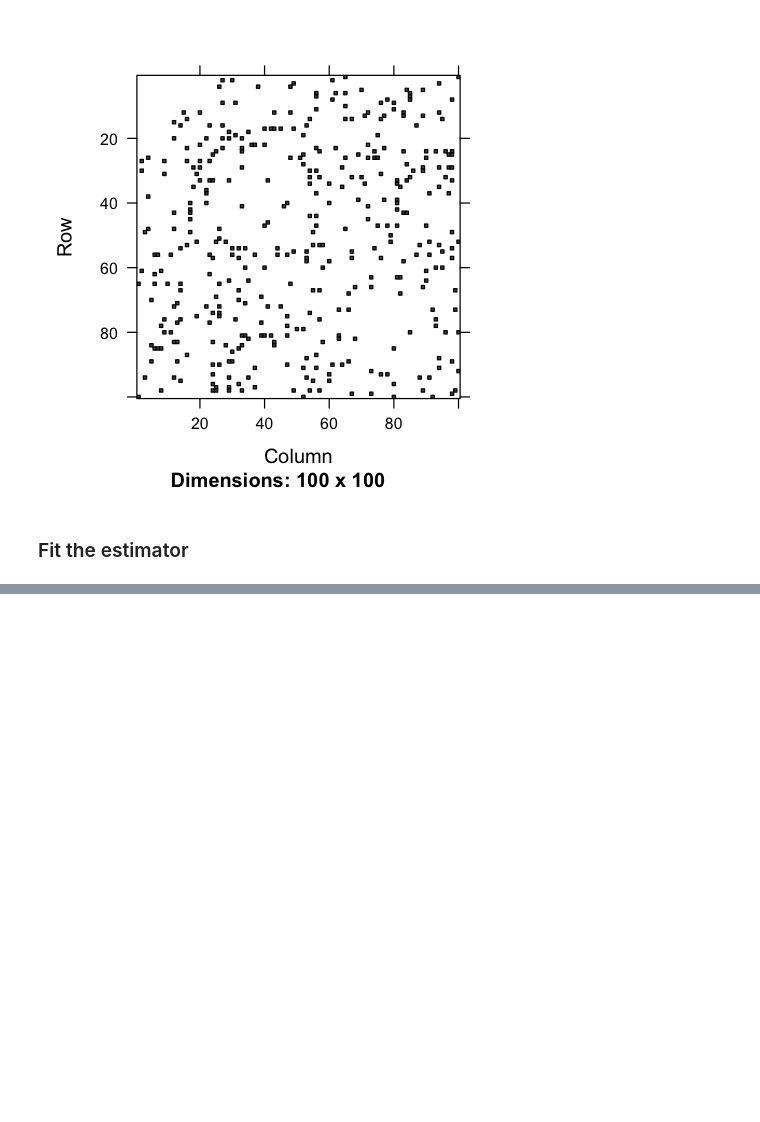
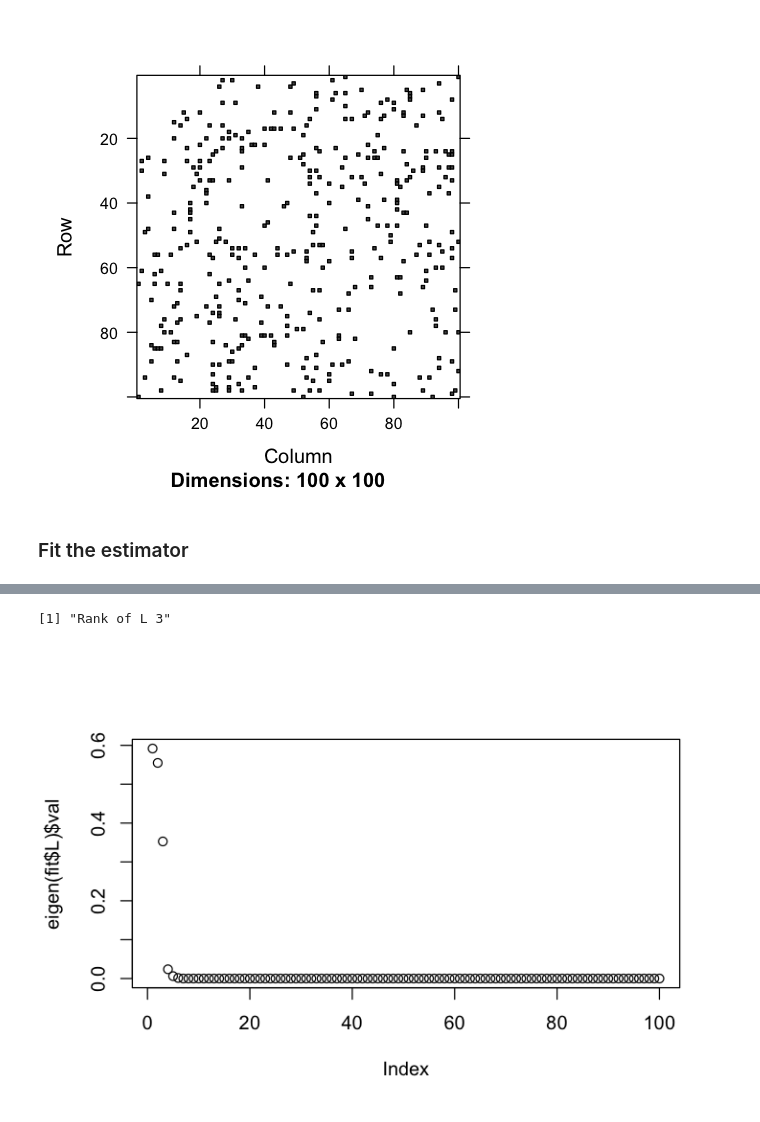
Before and after one commit to benjaminfrot/lrps-admm, a Jupyter notebook: LRpSADMMExample.ipynb, the cells around one changed output, grey strips where cells are left out. Saved outputs shown, nothing was run; the diff lists cells and outputs as text; code cells hidden in the pictures; blank space fills up the shorter version.

```diff
--- a/LRpSADMMExample.ipynb
+++ b/LRpSADMMExample.ipynb
@@ -107,0 +127,9 @@ Note that it does not decrease monotically for two reasons: the algorithm is acc
+# %%
+# Here is how to access the fit associated with the 2rd value of lambda (for example)
+fit <- lrps.path[[3]]$fit
+print(paste("Rank of L", lrps.path[[2]]$rank.L))
+# The spectrum of L
+plot(eigen(fit$L)$val)
+# %% [output]
+[1] "Rank of L 3"
+[figure, added]
```
Also changed, not shown: parts of 25 cells of this notebook.
